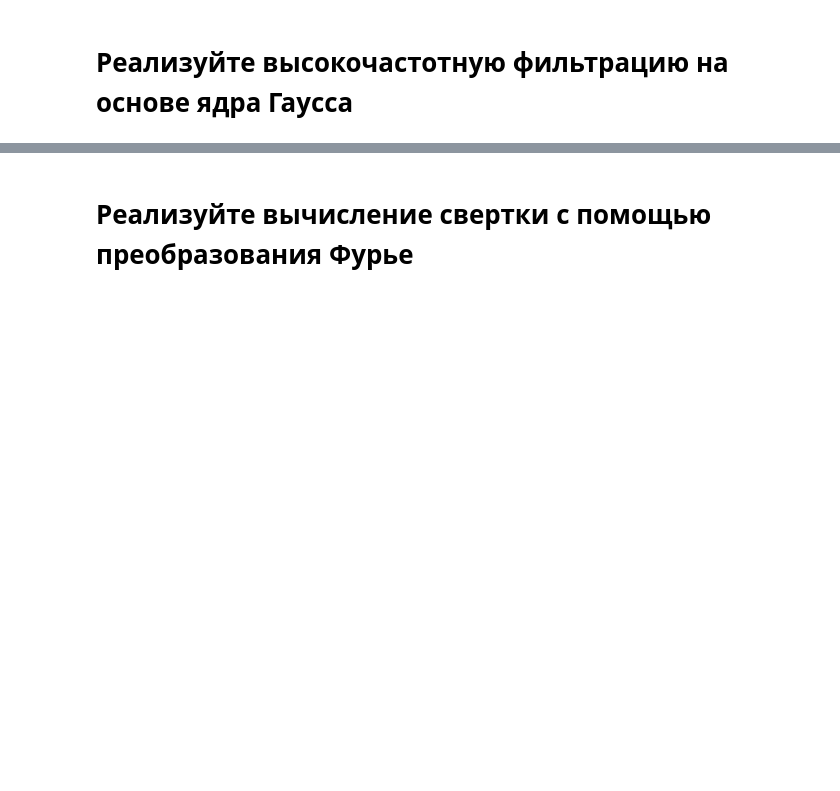
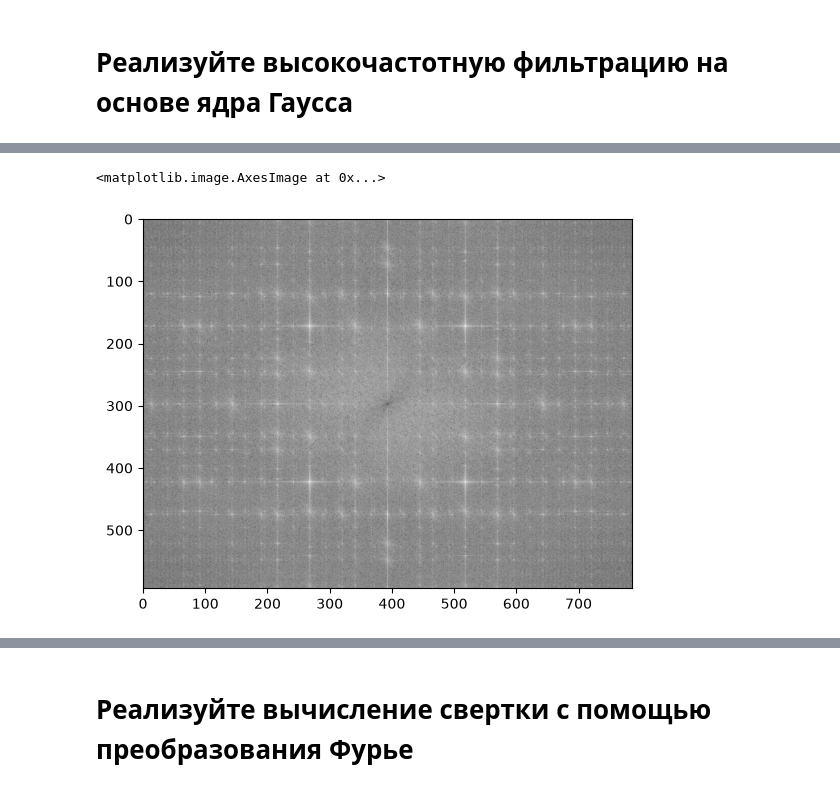
Before and after one commit to sidleee/Image-processing, a Jupyter notebook: task5.ipynb, the cells around one changed output, grey strips where cells are left out. Drawn from its saved outputs; the diff is of its cells as text; code cells hidden in the pictures; blank space fills up the shorter version.

```diff
--- a/task5.ipynb
+++ b/task5.ipynb
@@ -25,6 +30,11 @@ mask_hpf[:, :, 1] = gaussian_hpf
 # %%
 fshift_hpf = dft_shift * mask_hpf
 filtering_magn_hpf = 20 * np.log(cv.magnitude(fshift_hpf[:, :, 0], fshift_hpf[:, :, 1]) + 1)
+# %%
+plt.imshow(filtering_magn_hpf, cmap='gray')
+# %% [output]
+<matplotlib.image.AxesImage at 0x...>
+[figure, added]
 # %%
 f_ishift_hpf = np.fft.ifftshift(fshift_hpf)
 img_hpf = cv.idft(f_ishift_hpf)
```
Also changed, not shown: parts of 5 cells of this notebook.
